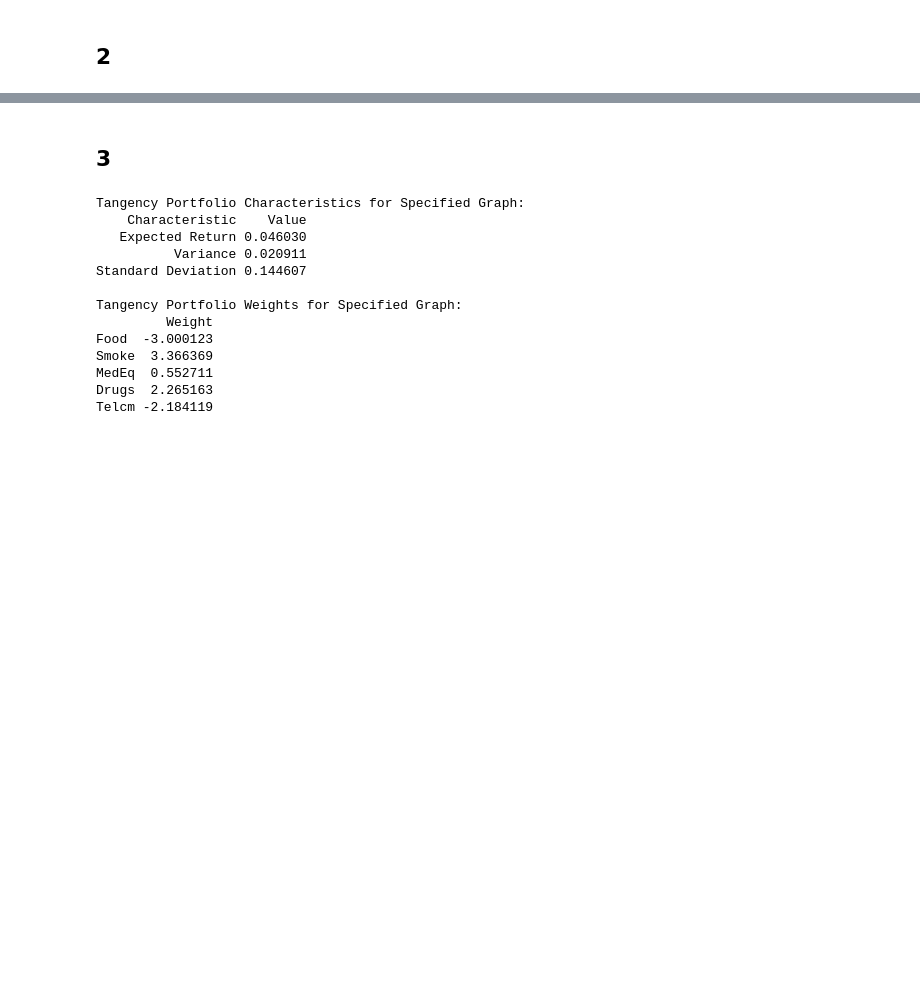
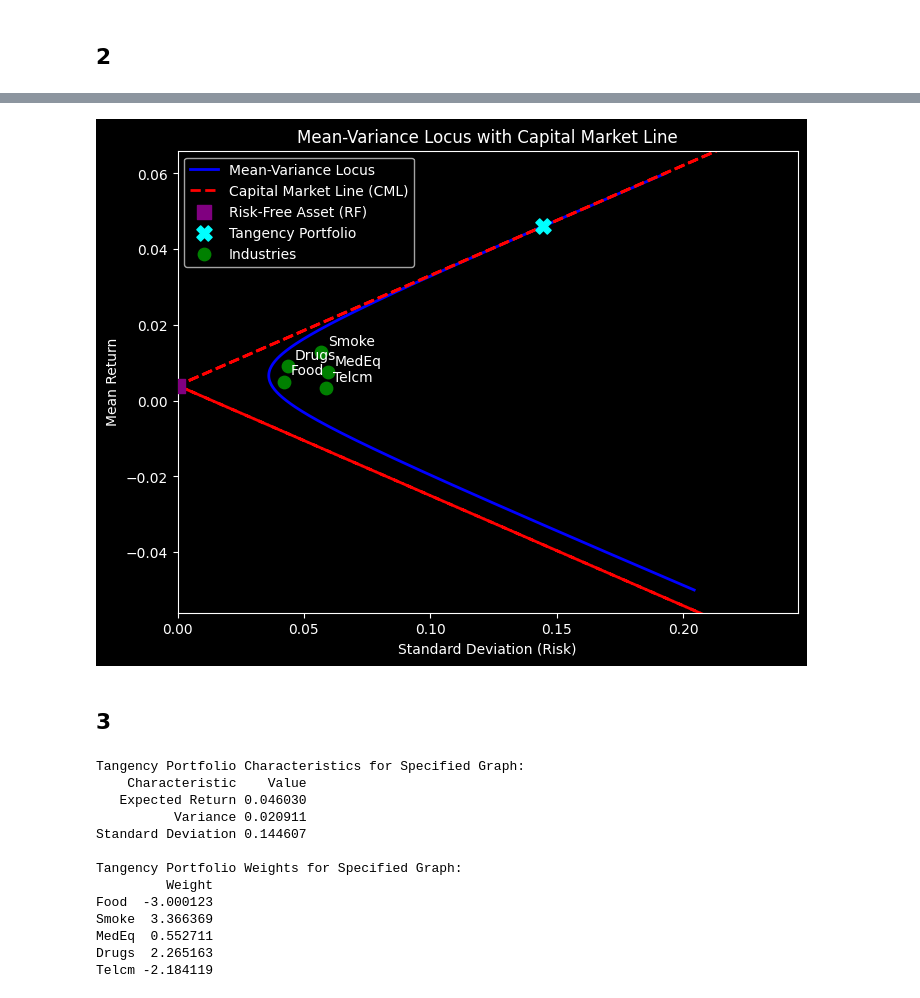
Before and after one commit to fangsitang/portfolio_management, a Jupyter notebook: Part A_Charles_Cleaned.ipynb, the cells around one changed output, grey strips where cells are left out. Drawn from its saved outputs; the diff is of its cells as text; code cells hidden in the pictures; blank space fills up the shorter version.

```diff
--- a/Part A_Charles_Cleaned.ipynb
+++ b/Part A_Charles_Cleaned.ipynb
@@ -191,3 +124,78 @@ plt.show()
+# %%
+# Define the risk-free rate (0.4% per month)
+rf = 0.004
+
+# Compute the inverse of the covariance matrix
+inv_cov_matrix = np.linalg.inv(cov_matrix)
+
+# Compute the excess returns (mean returns - risk-free rate)
+excess_returns = mean_returns - rf
+
+# Compute the tangency portfolio weights
+tangency_weights = inv_cov_matrix @ excess_returns / (ones_vector @ inv_cov_matrix @ excess_returns)
+
+# Compute the expected return and standard deviation of the tangency portfolio
+tangency_return = np.dot(tangency_weights, mean_returns)
+tangency_std = np.sqrt(tangency_weights.T @ cov_matrix @ tangency_weights)
+
+# Define a range of portfolio returns for the Mean-Variance Locus
+target_returns = np.linspace(-0.05, 0.06, 500)
+
+# Compute λ and γ for the given μ values
+lambda_values = (C - target_returns * B) / Delta
+gamma_values = (target_returns * A - B) / Delta
+
+# Compute the portfolio variances (σ^2)
+sigma_squared = []
+for lam, gam in zip(lambda_values, gamma_values):
+    w = lam * (inv_cov_matrix @ ones_vector) + gam * (inv_cov_matrix @ mean_returns_vector)
+    sigma_squared.append(w.T @ cov_matrix @ w)
+
+# Convert to NumPy array
+sigma_squared = np.array(sigma_squared)
+efficient_risks = np.sqrt(sigma_squared)  # Standard deviations (Risk)
+
+# Define the Capital Market Line (CML) symmetrically in both directions
+cml_risks = np.linspace(-max(efficient_risks) * 1.5, max(efficient_risks) * 1.5, 300)
+cml_risks = np.abs(cml_risks)  # Ensure standard deviation remains positive
+cml_returns = rf + ((tangency_return - rf) / tangency_std) * np.concatenate((-cml_risks[::-1], cml_risks))
+
+# Plot Mean-Variance Locus With Risk-Free Asset
+plt.figure(figsize=(8, 6))
+
+# Plot Mean-Variance Locus as a Single Line
+plt.plot(efficient_risks, target_returns, label="Mean-Variance Locus", color='blue', linewidth=2)
+
+# Plot the Capital Market Line (CML) extended symmetrically
+plt.plot(np.concatenate((cml_risks[::-1], cml_risks)), cml_returns, label="Capital Market Line (CML)", linestyle="--", color="red", linewidth=2)
+
+# Plot risk-free asset and tangency portfolio
+plt.scatter(0, rf, color="purple", label="Risk-Free Asset (RF)", zorder=3, marker="s", s=100)
+plt.scatter(tangency_std, tangency_return, color="cyan", label="Tangency Portfolio", zorder=3, marker="X", s=120)
+
+# Industry points (Green Dots)
+plt.scatter(monthly_std_dev, mean_returns, marker='o', color='green', label="Industries", s=80)
+
+# Annotate each industry point
+for industry, x, y in zip(df_filtered.columns, monthly_std_dev, mean_returns):
+    plt.annotate(industry, (x, y), fontsize=10, xytext=(5, 5), textcoords="offset points")
+
+# Labels and title
+plt.xlabel("Standard Deviation (Risk)")
+plt.ylabel("Mean Return")
+plt.title("Mean-Variance Locus with Capital Market Line")
+
+# Expand axis limits for better visualization
+plt.xlim(0, max(efficient_risks) * 1.2)  # Ensure positive risk range
+plt.ylim(min(target_returns) - 0.006, max(target_returns) + 0.006)  # Properly centered Y range
+
+plt.legend()
+plt.grid(False)
+
+# Show the plot
+plt.show()
+# %% [output]
+[figure, added]
 # %% [markdown]
 ## 3
 # %%
```
Also changed, not shown: parts of 4 cells of this notebook.
